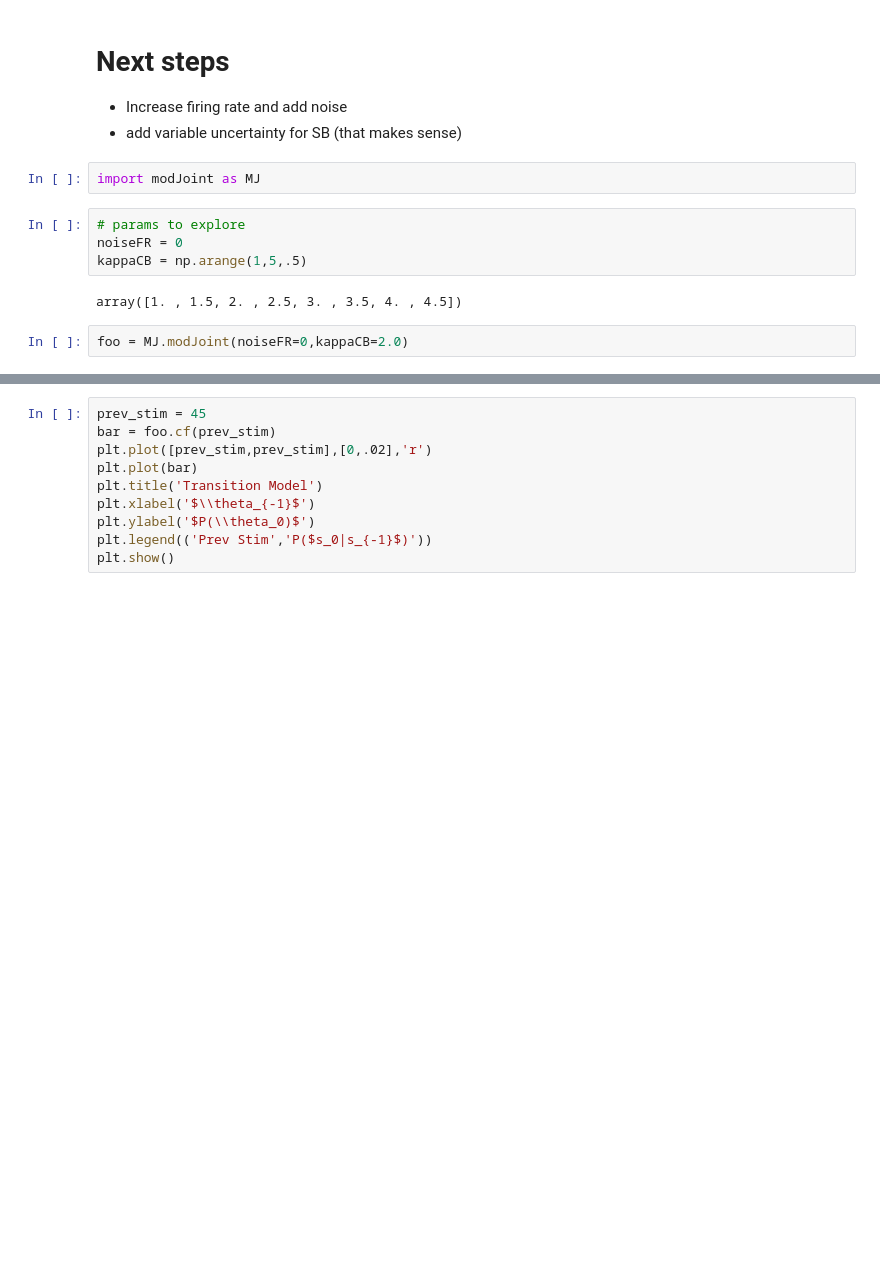
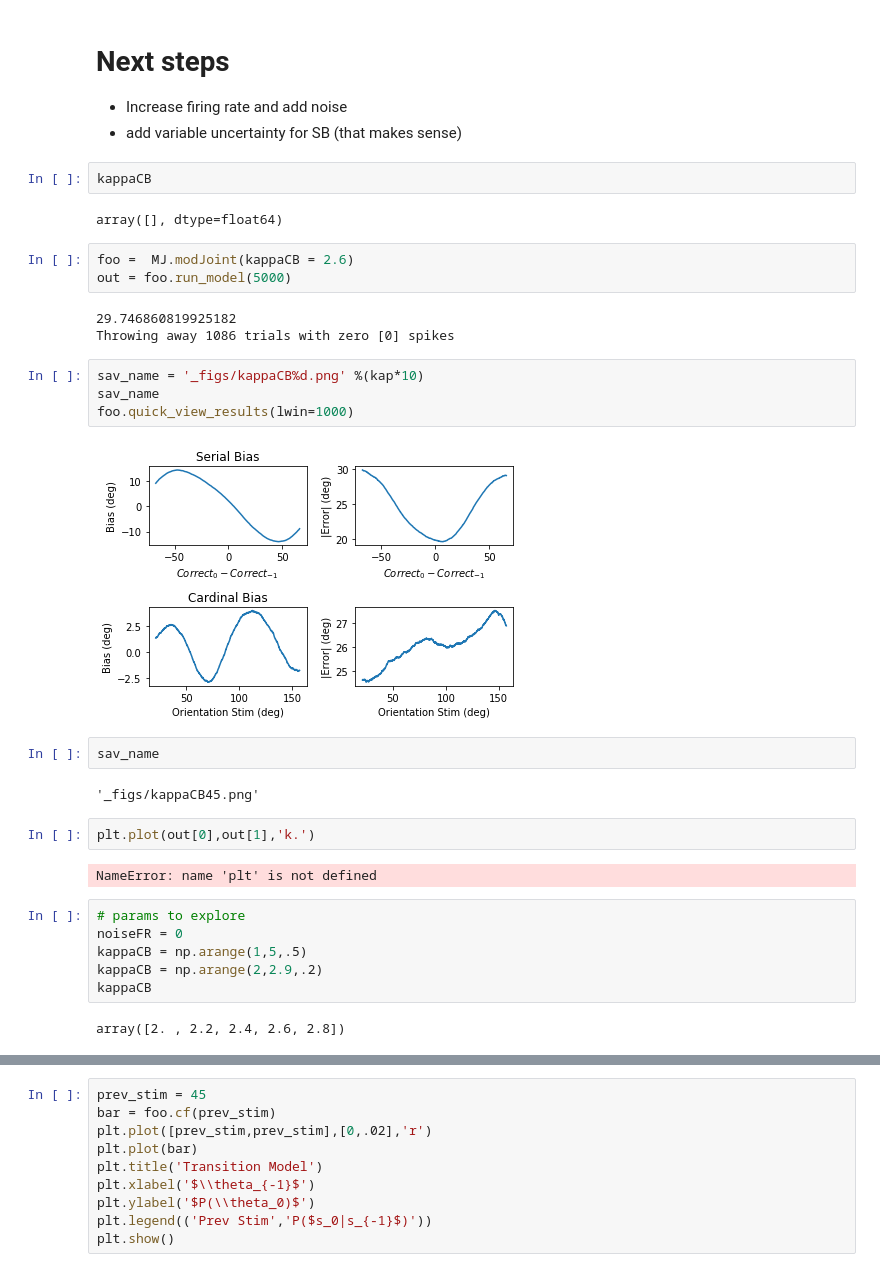
Before and after one commit to TimCSheehan/biasModels, a Jupyter notebook: playModels.ipynb, the cells around one changed output, grey strips where cells are left out. Cells and saved outputs as stored; diff of their text form; blank space fills up the shorter version.

```diff
--- a/playModels.ipynb
+++ b/playModels.ipynb
@@ -16,13 +39,35 @@ mj.quick_view_results(stim, inferred_ori)
 # Next steps
 * Increase firing rate and add noise
 * add variable uncertainty for SB (that makes sense)
-# %%
-import modJoint as MJ
+# %%
+kappaCB
+# %% [output]
+array([], dtype=float64)
+# %%
+foo =  MJ.modJoint(kappaCB = 2.6)
+out = foo.run_model(5000)
+# %% [output]
+29.746860819925182
+Throwing away 1086 trials with zero [0] spikes
+# %%
+sav_name = '_figs/kappaCB%d.png' %(kap*10)
+sav_name
+foo.quick_view_results(lwin=1000)
+# %% [output]
+[figure, added]
+# %%
+sav_name
+# %% [output]
+'_figs/kappaCB45.png'
+# %%
+plt.plot(out[0],out[1],'k.')
+# %% [output]
+NameError: name 'plt' is not defined
 # %%
 # params to explore
 noiseFR = 0
 kappaCB = np.arange(1,5,.5)
+kappaCB = np.arange(2,2.9,.2)
+kappaCB
 # %% [output]
-array([1. , 1.5, 2. , 2.5, 3. , 3.5, 4. , 4.5])
+array([2. , 2.2, 2.4, 2.6, 2.8])
-# %%
-foo = MJ.modJoint(noiseFR=0,kappaCB=2.0)
```
Also changed, not shown: parts of 11 cells of this notebook, 9 other files.
